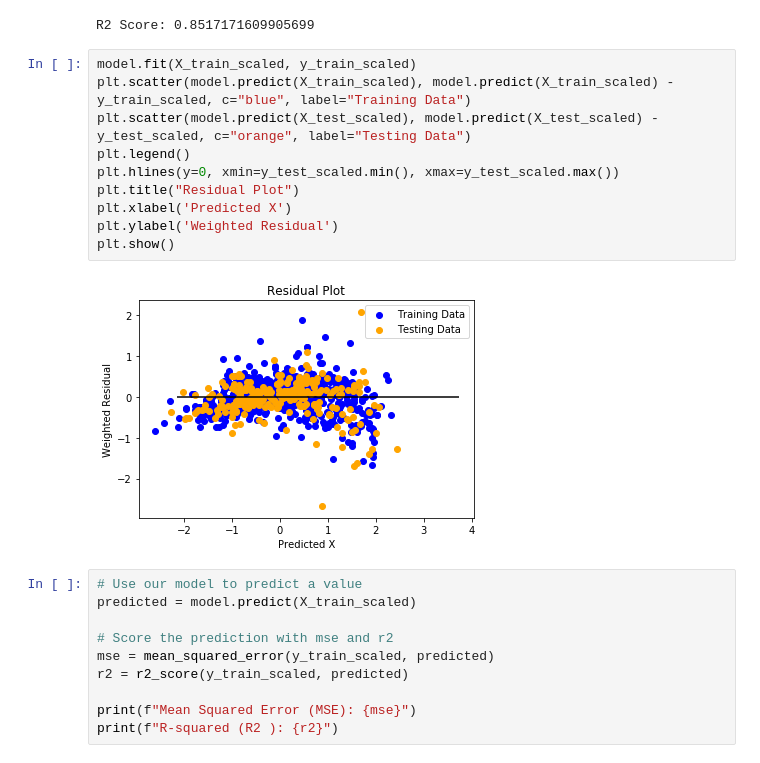
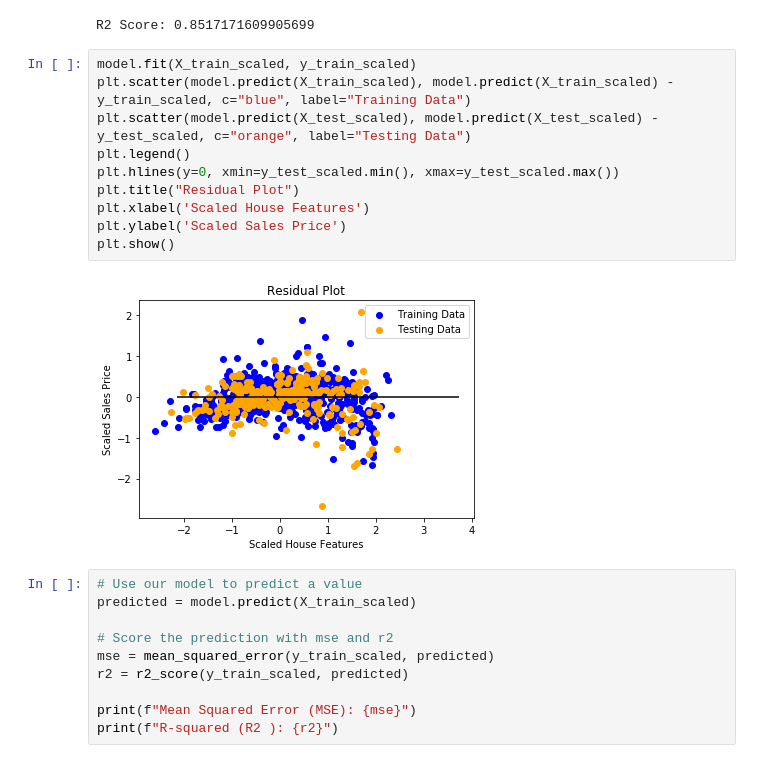
Before and after one commit to crobertson24/Final-Project, a Jupyter notebook: Housing linear regression.ipynb, the cells around one changed output. Drawn from its saved outputs; the diff is of its cells as text.

```diff
--- a/Housing linear regression.ipynb
+++ b/Housing linear regression.ipynb
@@ -169,15 +152,15 @@ R2 Score: 0.8517171609905699
 # %%
 model.fit(X_train_scaled, y_train_scaled)
 plt.scatter(model.predict(X_train_scaled), model.predict(X_train_scaled) - y_train_scaled, c="blue", label="Training Data")
 plt.scatter(model.predict(X_test_scaled), model.predict(X_test_scaled) - y_test_scaled, c="orange", label="Testing Data")
 plt.legend()
 plt.hlines(y=0, xmin=y_test_scaled.min(), xmax=y_test_scaled.max())
 plt.title("Residual Plot")
-plt.xlabel('Predicted X')
-plt.ylabel('Weighted Residual')
+plt.xlabel('Scaled House Features')
+plt.ylabel('Scaled Sales Price')
 plt.show()
 # %% [output]
-[figure, old version]
+[figure, new version]
 # %%
 # Use our model to predict a value
 predicted = model.predict(X_train_scaled)
```
Also changed, not shown: parts of 10 cells of this notebook.
